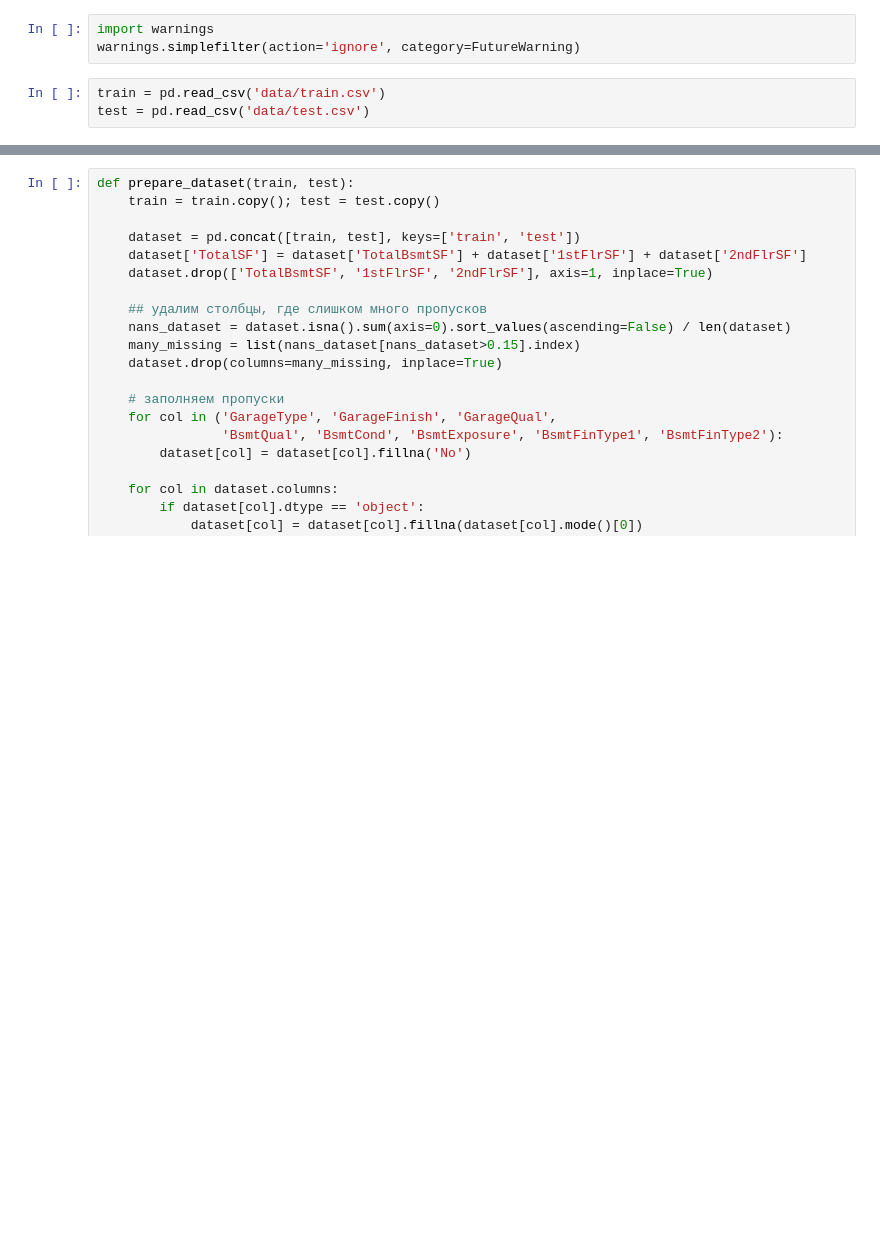
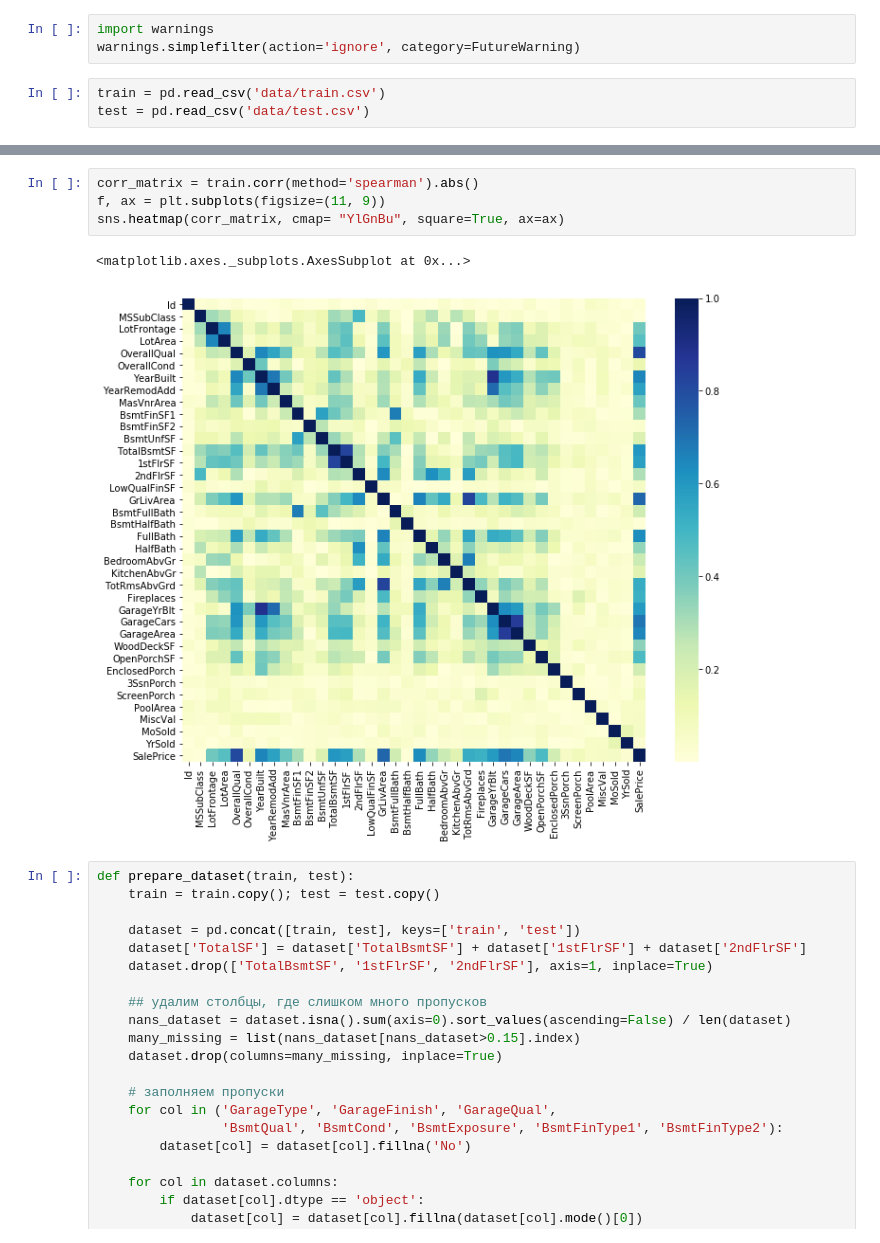
Before and after one commit to GeorgeGaziev/nikitinRegression, a Jupyter notebook: blokhin-trees-final.ipynb, the cells around one changed output, grey strips where cells are left out. Saved outputs shown, nothing was run; the diff lists cells and outputs as text; blank space fills up the shorter version.

```diff
--- a/blokhin-trees-final.ipynb
+++ b/blokhin-trees-final.ipynb
@@ -27,3 +81,10 @@ test = pd.read_csv('data/test.csv')
+# %%
+corr_matrix = train.corr(method='spearman').abs()
+f, ax = plt.subplots(figsize=(11, 9))
+sns.heatmap(corr_matrix, cmap= "YlGnBu", square=True, ax=ax)
+# %% [output]
+<matplotlib.axes._subplots.AxesSubplot at 0x...>
+[figure, added]
 # %%
 def prepare_dataset(train, test):
     train = train.copy(); test = test.copy()
```
Also changed, not shown: parts of 11 cells of this notebook.
